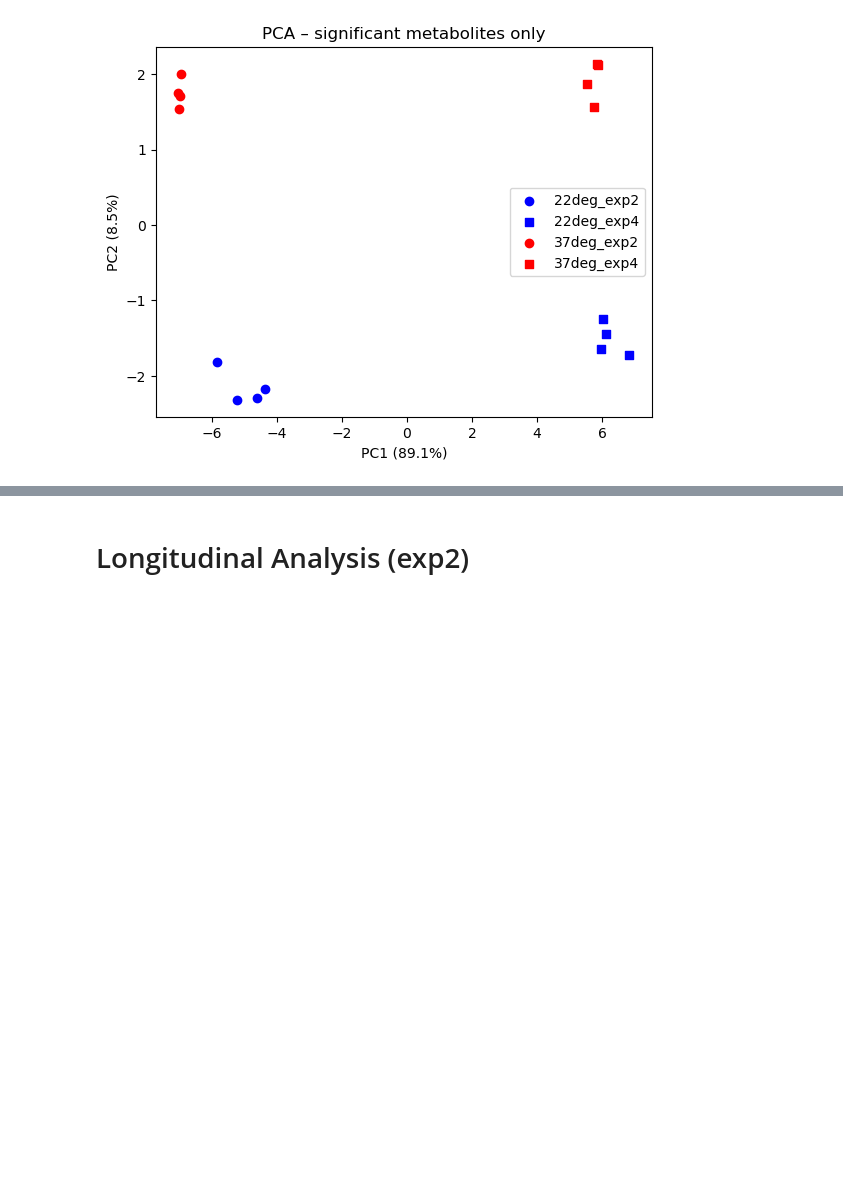
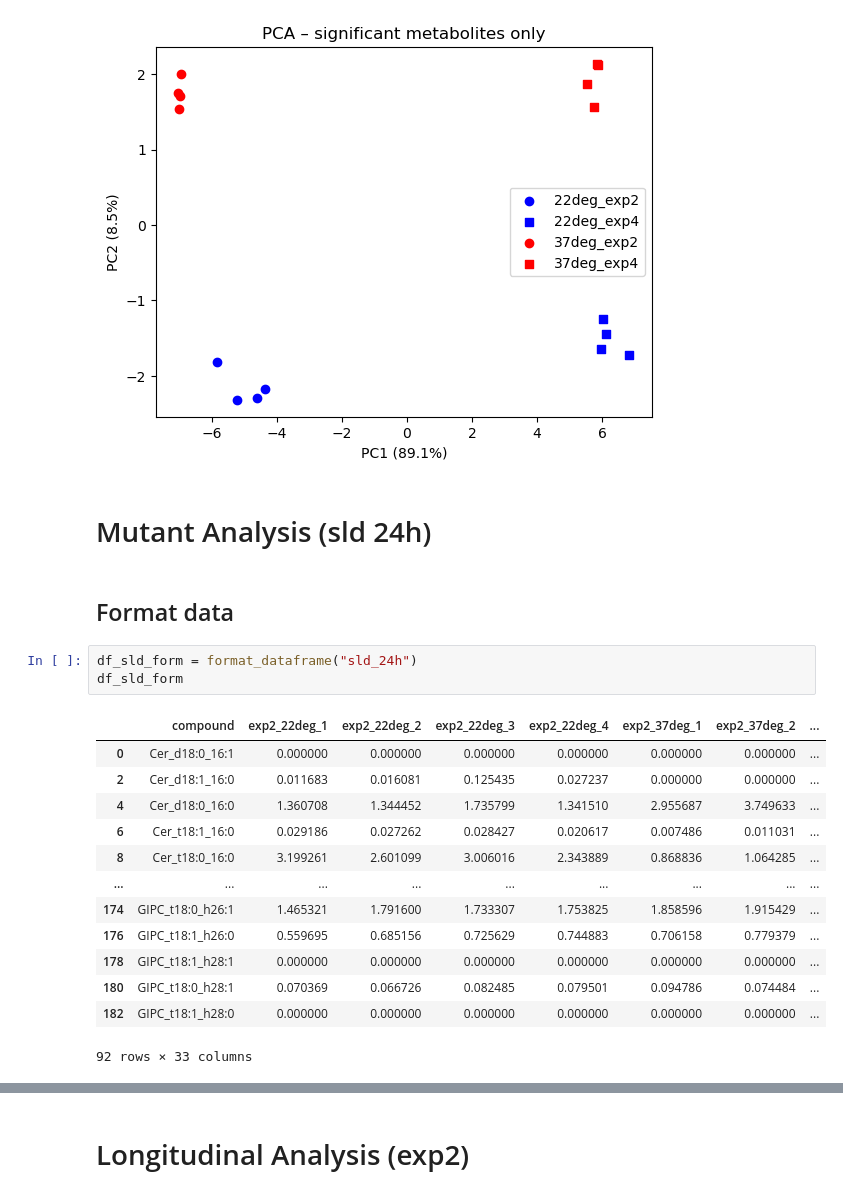
Before and after one commit to janniswi00/sphingo_modelling, a Jupyter notebook: code/analysis.ipynb, the cells around one changed output, grey strips where cells are left out. Saved outputs shown, nothing was run; the diff lists cells and outputs as text; blank space fills up the shorter version.

```diff
--- a/code/analysis.ipynb
+++ b/code/analysis.ipynb
@@ -817,3 +730,24 @@ plt.title("PCA – significant metabolites only")
 # %% [output]
 Text(0.5, 1.0, 'PCA – significant metabolites only')
 [figure]
+# %% [markdown]
+# Mutant Analysis (sld 24h)
+# %% [markdown]
+## Format data
+# %%
+df_sld_form = format_dataframe("sld_24h")
+df_sld_form
+# %% [output]
+|  | compound | exp2_22deg_1 | exp2_22deg_2 | exp2_22deg_3 | exp2_22deg_4 | exp2_37deg_1 | exp2_37deg_2 | ... |
+| 0 | Cer_d18:0_16:1 | 0.000000 | 0.000000 | 0.000000 | 0.000000 | 0.000000 | 0.000000 | ... |
+| 2 | Cer_d18:1_16:0 | 0.011683 | 0.016081 | 0.125435 | 0.027237 | 0.000000 | 0.000000 | ... |
+| 4 | Cer_d18:0_16:0 | 1.360708 | 1.344452 | 1.735799 | 1.341510 | 2.955687 | 3.749633 | ... |
+| 6 | Cer_t18:1_16:0 | 0.029186 | 0.027262 | 0.028427 | 0.020617 | 0.007486 | 0.011031 | ... |
+| 8 | Cer_t18:0_16:0 | 3.199261 | 2.601099 | 3.006016 | 2.343889 | 0.868836 | 1.064285 | ... |
+| ... | ... | ... | ... | ... | ... | ... | ... | ... |
+| 174 | GIPC_t18:0_h26:1 | 1.465321 | 1.791600 | 1.733307 | 1.753825 | 1.858596 | 1.915429 | ... |
+| 176 | GIPC_t18:1_h26:0 | 0.559695 | 0.685156 | 0.725629 | 0.744883 | 0.706158 | 0.779379 | ... |
+| 178 | GIPC_t18:1_h28:1 | 0.000000 | 0.000000 | 0.000000 | 0.000000 | 0.000000 | 0.000000 | ... |
+| 180 | GIPC_t18:0_h28:1 | 0.070369 | 0.066726 | 0.082485 | 0.079501 | 0.094786 | 0.074484 | ... |
+| 182 | GIPC_t18:1_h28:0 | 0.000000 | 0.000000 | 0.000000 | 0.000000 | 0.000000 | 0.000000 | ... |
+92 rows × 33 columns
```
Also changed, not shown: parts of 19 cells of this notebook.
